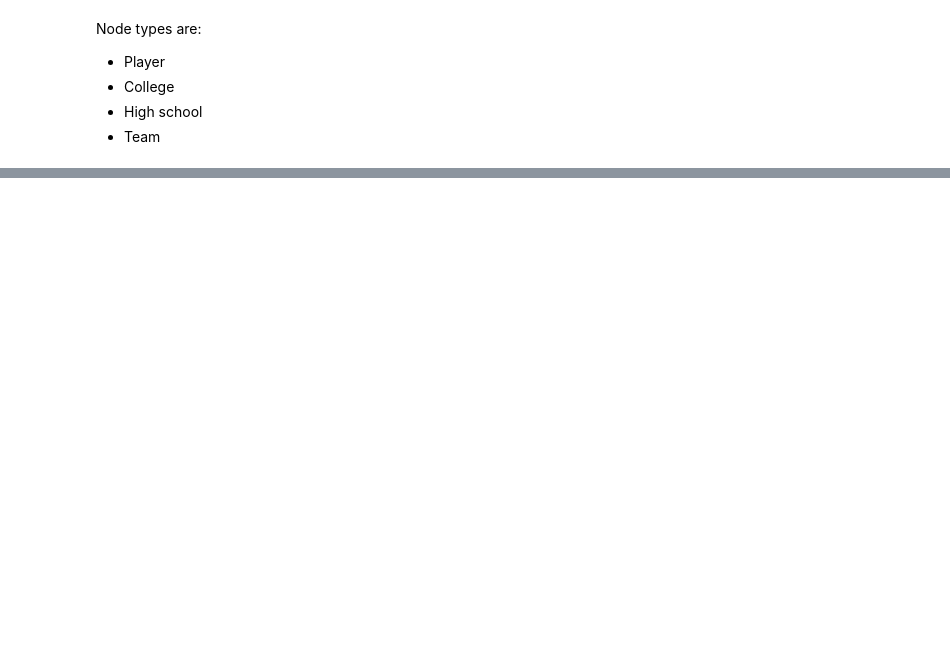
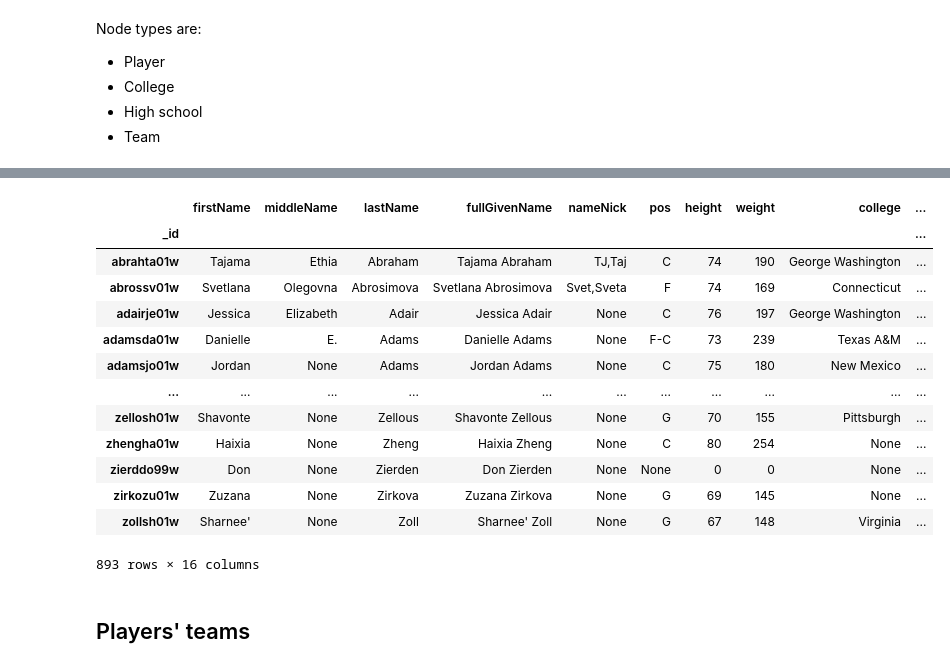
Before and after one commit to matounes/basket, a Jupyter notebook: eda.ipynb, the cells around one changed output, grey strips where cells are left out. Cells and saved outputs as stored; diff of their text form; code cells hidden in the pictures; blank space fills up the shorter version.

Commit message:
Split and transform dataset for importation into Neo4j
Transform original dataset into separate datasets for easier import of nodes and relationships in Neo4j Desktop.

```diff
--- a/eda.ipynb
+++ b/eda.ipynb
@@ -3,5 +4,5 @@ import pandas as pd
 # %%
-df = pd.read_json('data/Basketball_women.json', lines=True)
+df = pd.read_json('data/original/Basketball_women.json', lines=True)
 
-df
+df.iloc[0]
 # %% [output]
@@ -26,0 +71,23 @@ Node types are:
+# %%
+# These relationships are complex, we will add them later with Cypher code
+df_players = df.drop(columns=['players_teams', 'awards_players'])
+df_players = df_players.set_index('_id')
+df_players.to_csv('data/transformed/players.csv')
+df_players
+# %% [output]
+|  | firstName | middleName | lastName | fullGivenName | nameNick | pos | height | weight | college | ... |
+| _id |  |  |  |  |  |  |  |  |  | ... |
+| abrahta01w | Tajama | Ethia | Abraham | Tajama Abraham | TJ,Taj | C | 74 | 190 | George Washington | ... |
+| abrossv01w | Svetlana | Olegovna | Abrosimova | Svetlana Abrosimova | Svet,Sveta | F | 74 | 169 | Connecticut | ... |
+| adairje01w | Jessica | Elizabeth | Adair | Jessica Adair | None | C | 76 | 197 | George Washington | ... |
+| adamsda01w | Danielle | E. | Adams | Danielle Adams | None | F-C | 73 | 239 | Texas A&M | ... |
+| adamsjo01w | Jordan | None | Adams | Jordan Adams | None | C | 75 | 180 | New Mexico | ... |
+| ... | ... | ... | ... | ... | ... | ... | ... | ... | ... | ... |
+| zellosh01w | Shavonte | None | Zellous | Shavonte Zellous | None | G | 70 | 155 | Pittsburgh | ... |
+| zhengha01w | Haixia | None | Zheng | Haixia Zheng | None | C | 80 | 254 | None | ... |
+| zierddo99w | Don | None | Zierden | Don Zierden | None | None | 0 | 0 | None | ... |
+| zirkozu01w | Zuzana | None | Zirkova | Zuzana Zirkova | None | G | 69 | 145 | None | ... |
+| zollsh01w | Sharnee' | None | Zoll | Sharnee' Zoll | None | G | 67 | 148 | Virginia | ... |
+893 rows × 16 columns
+# %% [markdown]
+## Players' teams
```
Also changed, not shown: parts of 7 cells of this notebook, 6 other files.
